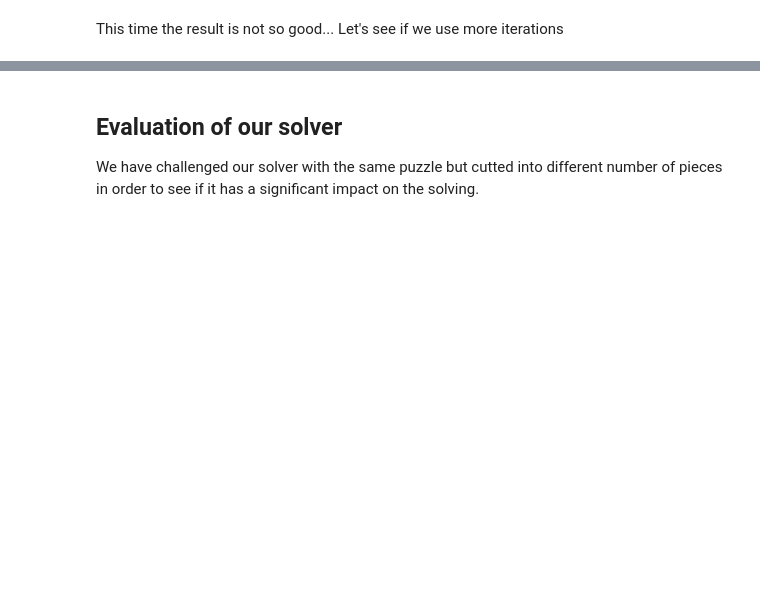
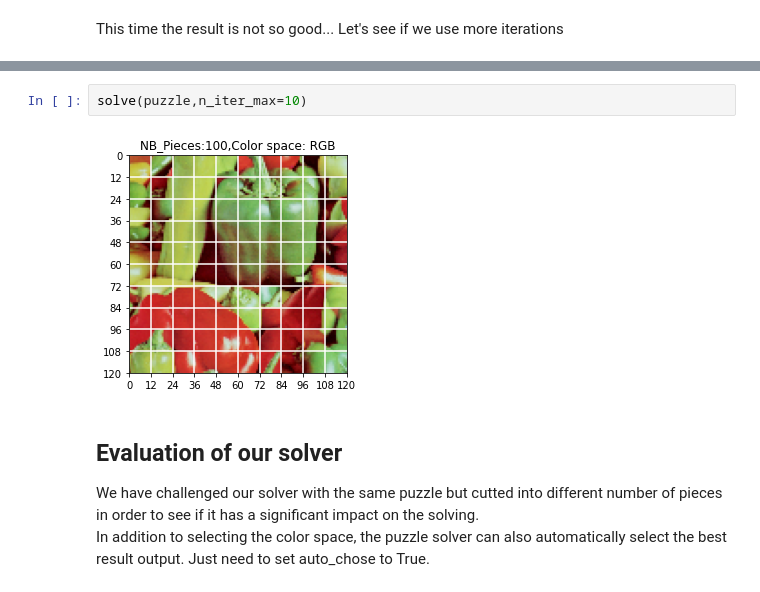
Before and after one commit to juliennonin/jigsaw-puzzle-solver, a Jupyter notebook: sandbox.ipynb, the cells around one changed output, grey strips where cells are left out. Drawn from its saved outputs; the diff is of its cells as text; blank space fills up the shorter version.

Commit message:
[Add] the RGB,LAB and Auto mode for demo

```diff
--- a/sandbox.ipynb
+++ b/sandbox.ipynb
@@ -194,7 +235,11 @@ It's better =)
+# %%
+solve(puzzle,n_iter_max=10)
+# %% [output]
+[figure, added]
 # %% [markdown]
 ## Evaluation of our solver
 
-We have challenged our solver with the same puzzle but cutted into different number of pieces in order to see if it has a significant impact on the solving.
+We have challenged our solver with the same puzzle but cutted into different number of pieces in order to see if it has a significant impact on the solving. <br> In addition to selecting the color space, the puzzle solver can also automatically select the best result output. Just need to set auto_chose to True.
 # %%
 import pandas as pd
 results=pd.DataFrame()
```
Also changed, not shown: parts of 25 cells of this notebook.
